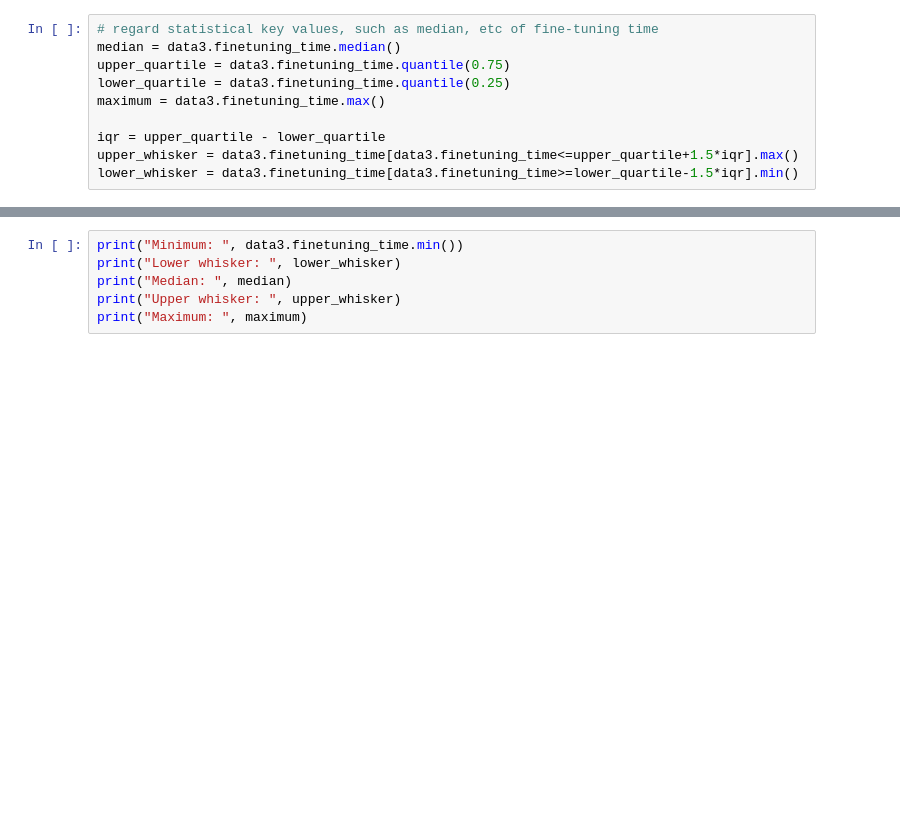
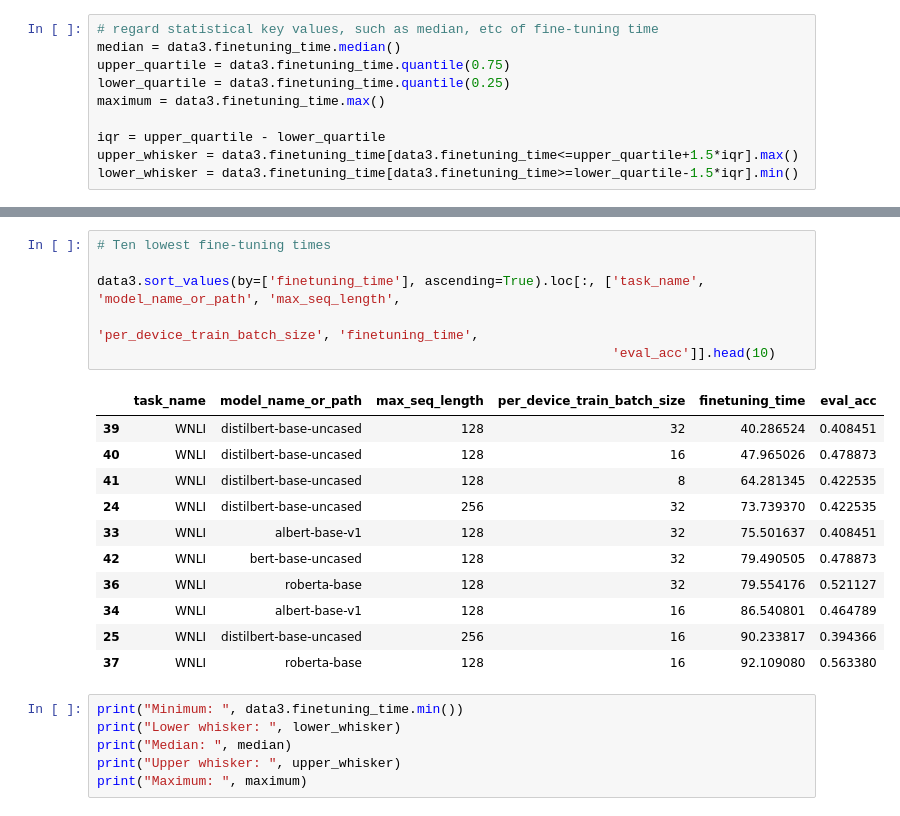
Before and after one commit to annakorotkova/Exploration-of-fine-tuning-and-inferencetime-of-large-pre-trained-languagemodels-in-NLP, a Jupyter notebook: Analysis finetuning time.ipynb, the cells around one changed output, grey strips where cells are left out. Saved outputs shown, nothing was run; the diff lists cells and outputs as text; blank space fills up the shorter version.

```diff
--- a/Analysis finetuning time.ipynb
+++ b/Analysis finetuning time.ipynb
@@ -265,3 +293,21 @@ data3.sort_values(by=['finetuning_time'], ascending=False).loc[(data3.finetuning
+# %%
+# Ten lowest fine-tuning times
+
+data3.sort_values(by=['finetuning_time'], ascending=True).loc[:, ['task_name', 'model_name_or_path', 'max_seq_length',
+                                                                  'per_device_train_batch_size', 'finetuning_time',
+                                                                  'eval_acc']].head(10)
+# %% [output]
+|  | task_name | model_name_or_path | max_seq_length | per_device_train_batch_size | finetuning_time | eval_acc |
+| 39 | WNLI | distilbert-base-uncased | 128 | 32 | 40.286524 | 0.408451 |
+| 40 | WNLI | distilbert-base-uncased | 128 | 16 | 47.965026 | 0.478873 |
+| 41 | WNLI | distilbert-base-uncased | 128 | 8 | 64.281345 | 0.422535 |
+| 24 | WNLI | distilbert-base-uncased | 256 | 32 | 73.739370 | 0.422535 |
+| 33 | WNLI | albert-base-v1 | 128 | 32 | 75.501637 | 0.408451 |
+| 42 | WNLI | bert-base-uncased | 128 | 32 | 79.490505 | 0.478873 |
+| 36 | WNLI | roberta-base | 128 | 32 | 79.554176 | 0.521127 |
+| 34 | WNLI | albert-base-v1 | 128 | 16 | 86.540801 | 0.464789 |
+| 25 | WNLI | distilbert-base-uncased | 256 | 16 | 90.233817 | 0.394366 |
+| 37 | WNLI | roberta-base | 128 | 16 | 92.109080 | 0.563380 |
 # %%
 print("Minimum: ", data3.finetuning_time.min())
 print("Lower whisker: ", lower_whisker)
```
Also changed, not shown: parts of 5 cells of this notebook, 1 other file.
